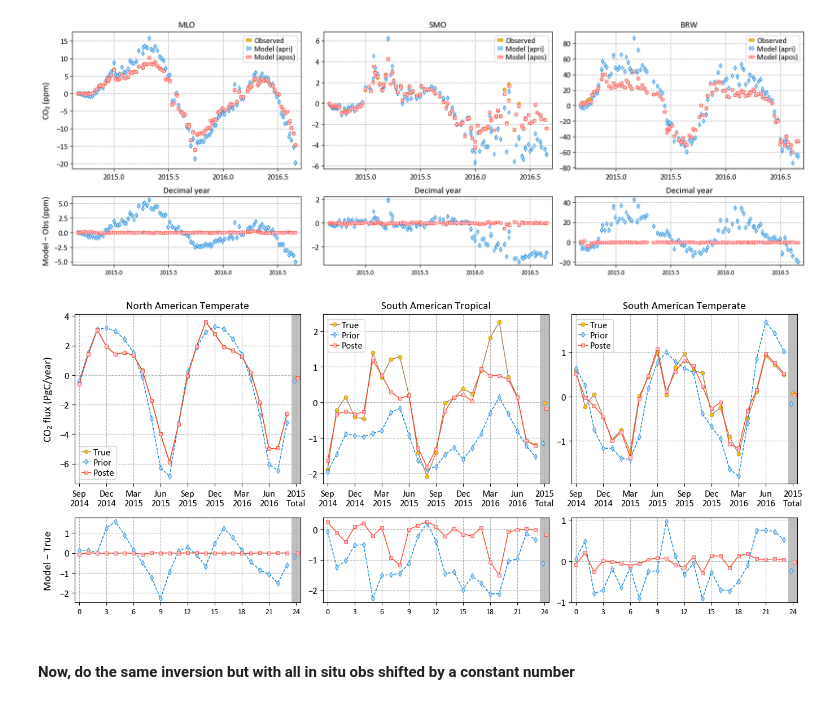
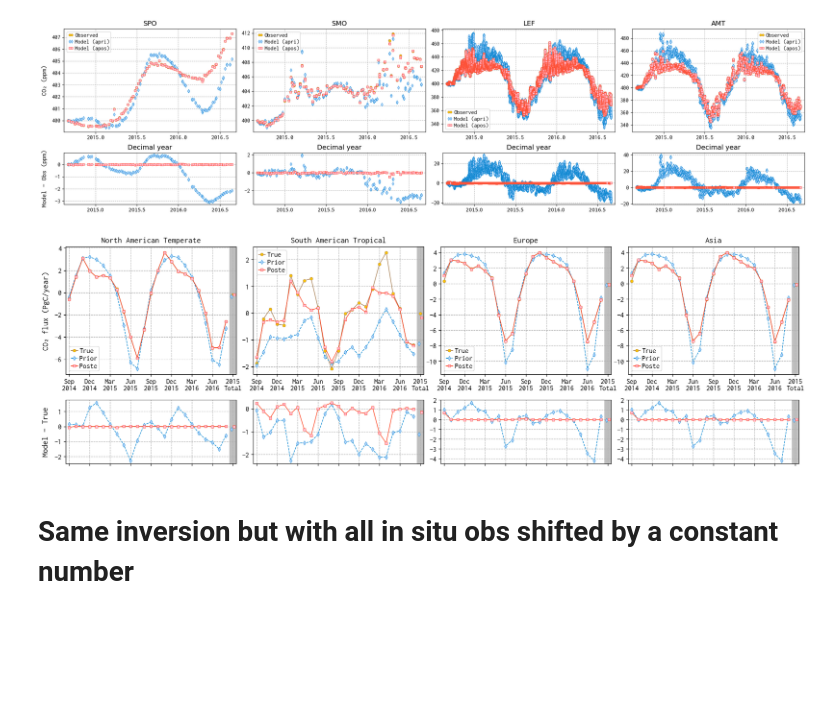
Before and after one commit to AgilentGCMS/ssim-ghg-2024, a Jupyter notebook: var4d/explore_biases.ipynb, the cells around one changed output. Saved outputs shown, nothing was run; the diff lists cells and outputs as text; code cells hidden in the pictures; blank space fills up the shorter version.

```diff
--- a/var4d/explore_biases.ipynb
+++ b/var4d/explore_biases.ipynb
@@ -34,11 +14,11 @@ var4d.var4d_chain(max_iter=500, optim_method='BFGS')
 # %%
 po1 = Visualize_Obs('all_is')
 vf1 = Visualize_Fluxes('all_is')
-po1.plot_site(['mlo','smo', 'brw'])
-vf1.plot_region(['North American Temperate', 'South American Tropical', 'South American Temperate'])
+po1.plot_site(['spo','smo','lef','amt'])
+vf1.plot_region(['North American Temperate', 'South American Tropical', 'Europe', 'Asia'])
 # %% [output]
-[figure, old version]
+[figure, new version]
-[figure, old version]
+[figure, new version]
 # %% [markdown]
-#### Now, do the same inversion but with all in situ obs shifted by a constant number
+# Same inversion but with all in situ obs shifted by a constant number
 # %%
```
Also changed, not shown: parts of 18 cells of this notebook, 3 other files.
